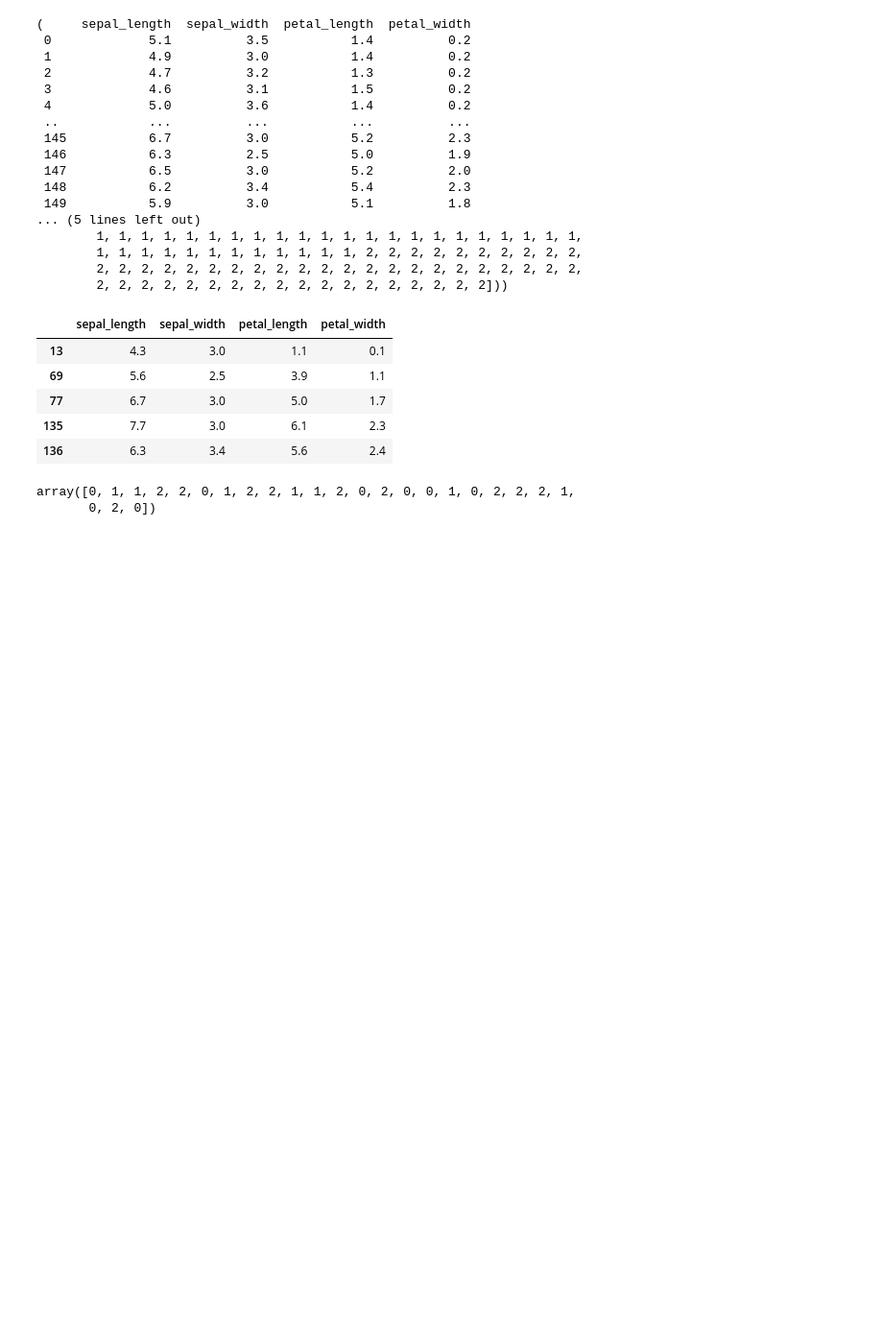
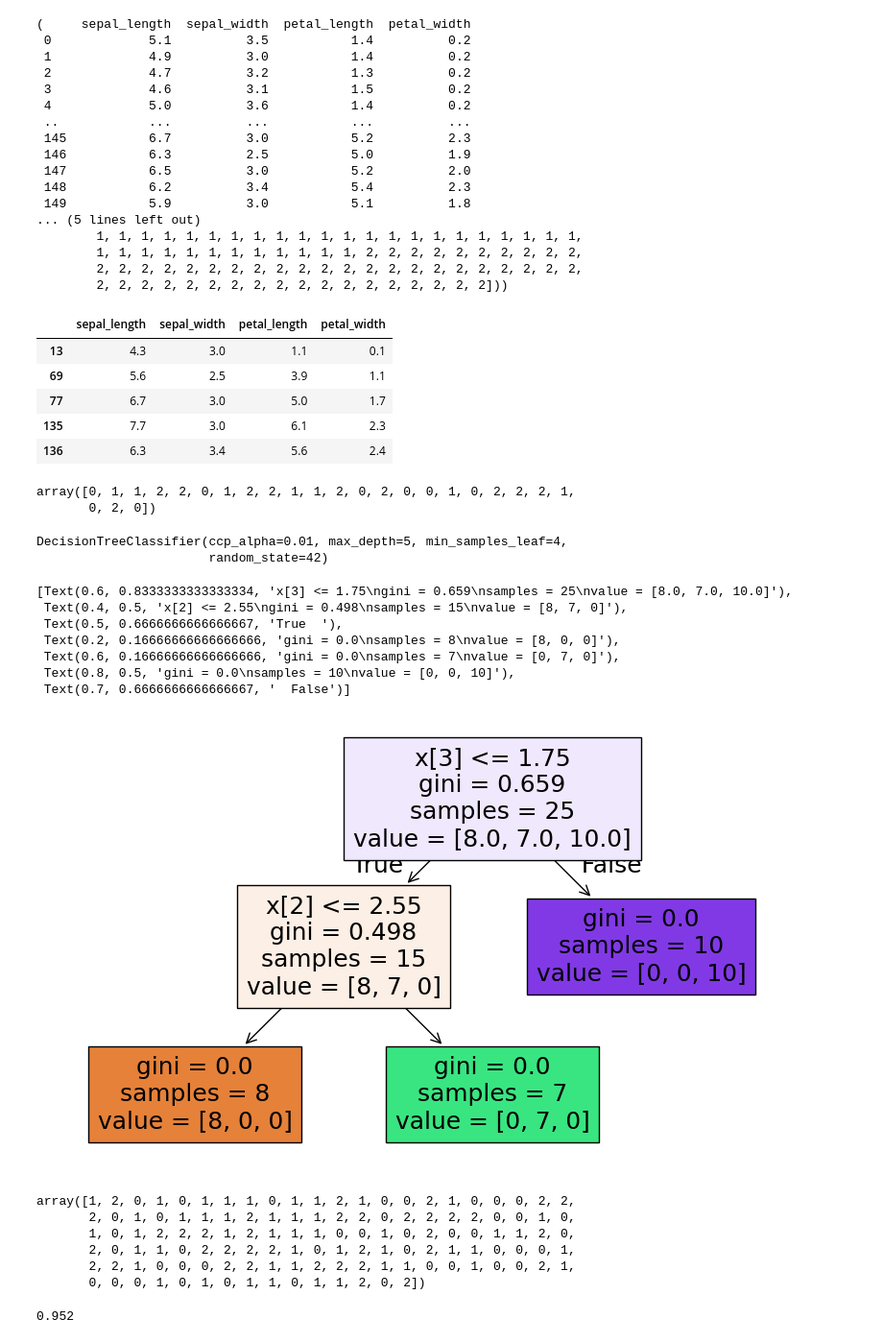
Before and after one commit to RabiaA-arif/AI, a Jupyter notebook: machine_learning_algorithms/Post_prunning_decisionTreeClassifier.ipynb, the cells around one changed output. Shown at 96% size. Saved outputs shown, nothing was run; the diff lists cells and outputs as text; code cells hidden in the pictures; blank space fills up the shorter version.

Commit message:
post prunning

```diff
--- a/machine_learning_algorithms/Post_prunning_decisionTreeClassifier.ipynb
+++ b/machine_learning_algorithms/Post_prunning_decisionTreeClassifier.ipynb
@@ -67,0 +70,26 @@ from sklearn.tree import DecisionTreeClassifier
+# %%
+#  train with multiple prunning parameter
+treemodel= DecisionTreeClassifier(
+    random_state=42,
+    max_depth=5,
+    min_samples_leaf=4,
+    ccp_alpha=0.01
+)
+# %%
+treemodel.fit(X_train,y_train)
+# %% [output]
+DecisionTreeClassifier(ccp_alpha=0.01, max_depth=5, min_samples_leaf=4,
+                       random_state=42)
+# %%
+from sklearn import tree
+plt.figure(figsize=(10,6))
+tree.plot_tree(treemodel,filled=True)
+# %% [output]
+[Text(0.6, 0.8333333333333334, 'x[3] <= 1.75\ngini = 0.659\nsamples = 25\nvalue = [8.0, 7.0, 10.0]'),
+ Text(0.4, 0.5, 'x[2] <= 2.55\ngini = 0.498\nsamples = 15\nvalue = [8, 7, 0]'),
+ Text(0.5, 0.6666666666666667, 'True  '),
+ Text(0.2, 0.16666666666666666, 'gini = 0.0\nsamples = 8\nvalue = [8, 0, 0]'),
+ Text(0.6, 0.16666666666666666, 'gini = 0.0\nsamples = 7\nvalue = [0, 7, 0]'),
+ Text(0.8, 0.5, 'gini = 0.0\nsamples = 10\nvalue = [0, 0, 10]'),
+ Text(0.7, 0.6666666666666667, '  False')]
+[figure, added]
@@ -67,0 +98,9 @@ from sklearn.tree import DecisionTreeClassifier
+# %%
+y_pred
+# %% [output]
+array([1, 2, 0, 1, 0, 1, 1, 1, 0, 1, 1, 2, 1, 0, 0, 2, 1, 0, 0, 0, 2, 2,
+       2, 0, 1, 0, 1, 1, 1, 2, 1, 1, 1, 2, 2, 0, 2, 2, 2, 2, 0, 0, 1, 0,
+       1, 0, 1, 2, 2, 2, 1, 2, 1, 1, 1, 0, 0, 1, 0, 2, 0, 0, 1, 1, 2, 0,
+       2, 0, 1, 1, 0, 2, 2, 2, 2, 1, 0, 1, 2, 1, 0, 2, 1, 1, 0, 0, 0, 1,
+       2, 2, 1, 0, 0, 0, 2, 2, 1, 1, 2, 2, 2, 1, 1, 0, 0, 1, 0, 0, 2, 1,
+       0, 0, 0, 1, 0, 1, 0, 1, 1, 0, 1, 1, 2, 0, 2])
@@ -67,0 +109,5 @@ from sklearn.tree import DecisionTreeClassifier
+# %%
+score=accuracy_score(y_pred,y_test)
+score
+# %% [output]
+0.952
```
Also changed, not shown: parts of 4 cells of this notebook.
